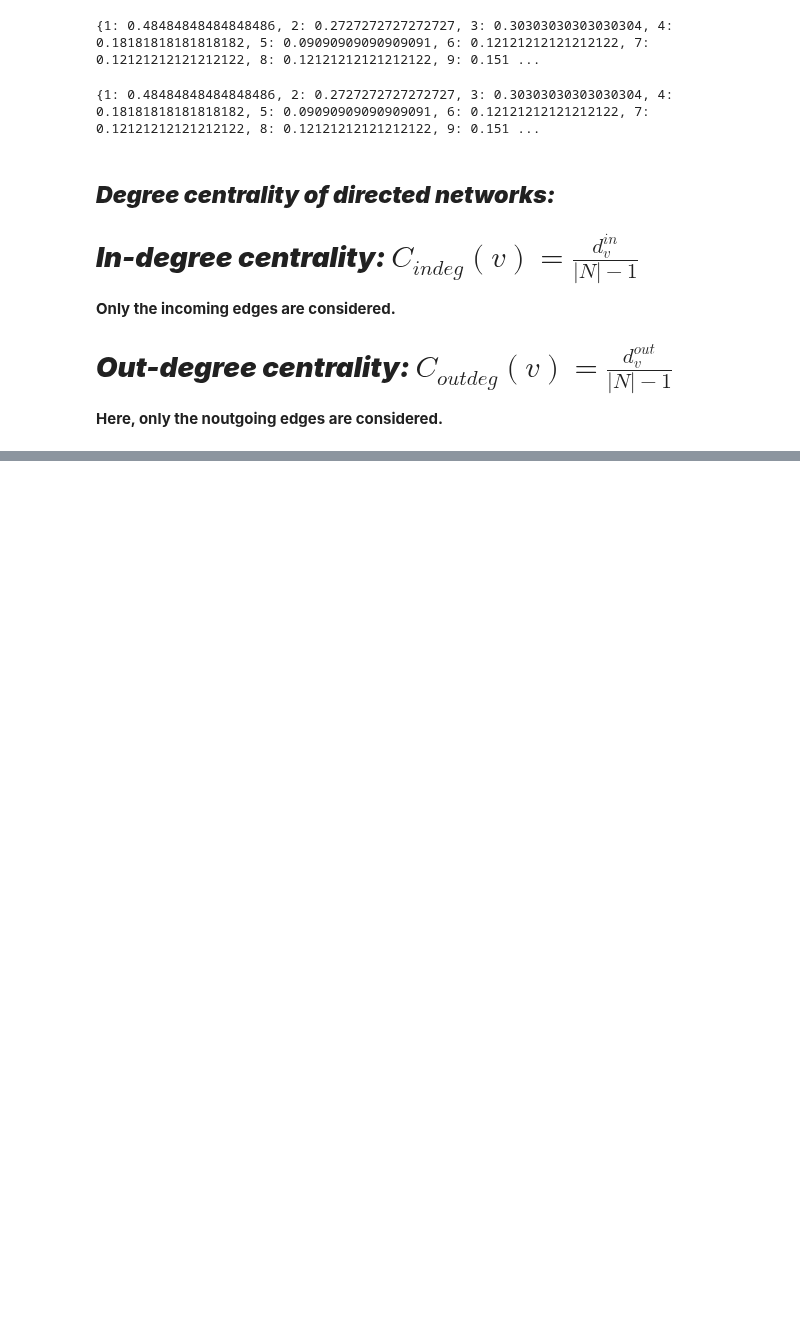
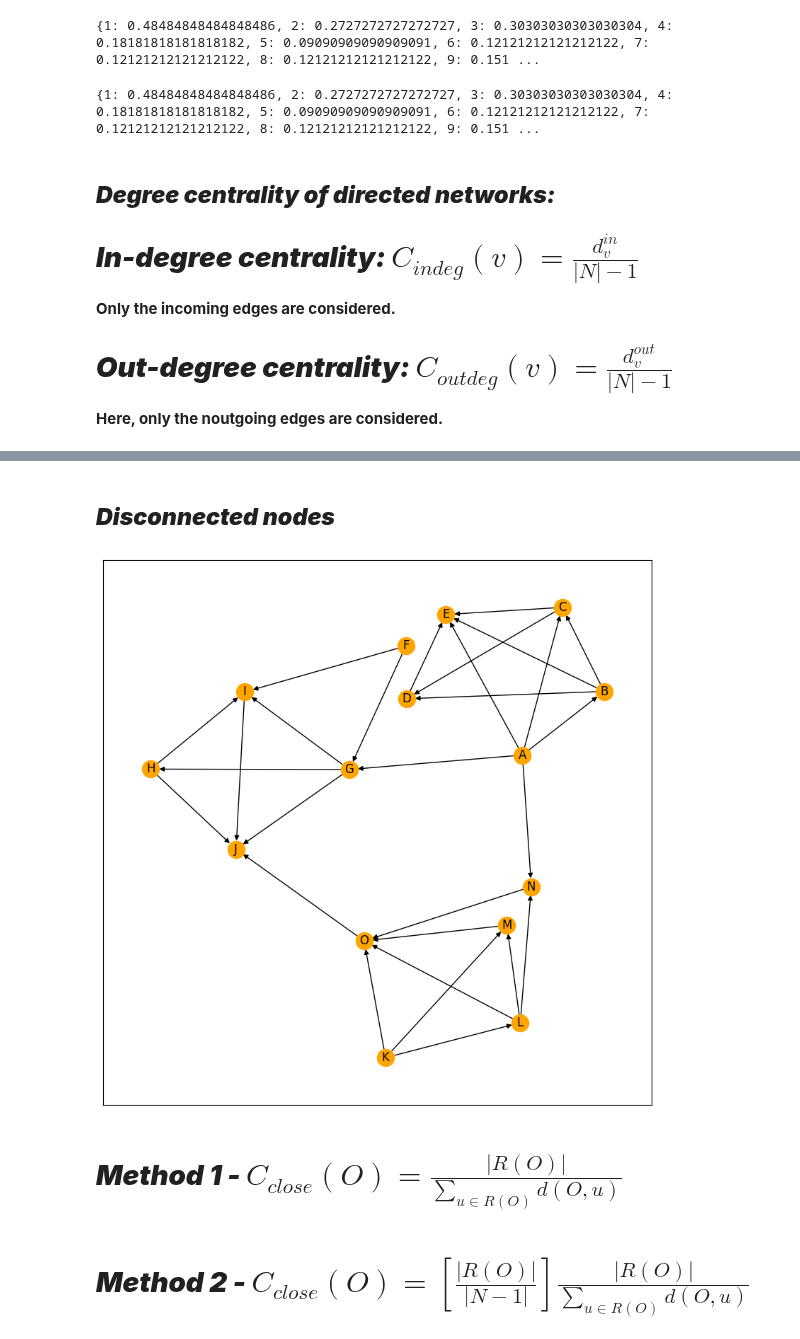
Before and after one commit to anoban/Applied-Social-Network-Analysis-in-Python, a Jupyter notebook: Anoban/Degree & Closeness centrality.ipynb, the cells around one changed output, grey strips where cells are left out. Drawn from its saved outputs; the diff is of its cells as text; code cells hidden in the pictures; blank space fills up the shorter version.

Commit message:
new file:   Anoban/Betweenness.ipynb 	modified:   Anoban/Degree & Closeness centrality.ipynb

```diff
--- a/Anoban/Degree & Closeness centrality.ipynb
+++ b/Anoban/Degree & Closeness centrality.ipynb
@@ -1,6 +1,17 @@
 # %%
 import networkx as nx
 import matplotlib.pyplot as plt
+import numpy as np
+import itertools
+
+def generate_unique_pairs(container: list[str], ignore: list[tuple[str, str]] = None) -> list[str]:
+    if ignore == None:
+        ignore = list()
+    upairs = list()
+    for (a, b) in itertools.permutations(container, 2):
+        if ((b, a) not in upairs) & ((a, b) not in ignore) & ((b, a) not in ignore):
+            upairs.append((a, b))
+    return upairs
 # %% [markdown]
 # ***Degree and closeness centrality***
 -----------------------------
@@ -81,0 +166,13 @@ print(nx.degree_centrality(karate))
+# %% [markdown]
+## ***Disconnected nodes***
+# %%
+plt.rcParams["figure.figsize"] = 10, 10
+digraph = nx.DiGraph()
+edges = generate_unique_pairs(["A", "B", "C", "D", "E"], [("A", "D")]) + \
+        generate_unique_pairs(["F", "G", "H", "I", "J"], [("H", "F"), ("J", "F")]) + \
+        generate_unique_pairs(["K", "L", "M", "N", "O"], [("M", "N"), ("N", "K")]) + [("A", "G"), ("A", "N"), ("O", "J")]
+digraph.add_edges_from(edges)
+pos = nx.kamada_kawai_layout(digraph)
+nx.draw_networkx(digraph, pos = pos, node_color = "orange")
+# %% [output]
+[figure, added]
@@ -81,0 +184,2 @@ print(nx.degree_centrality(karate))
+# %% [markdown]
+# ***Method 1 - $C_{close}(O) = \frac{|R(O)|}{\sum_{u \in R(O)}{d(O, u)}}$***
@@ -81,0 +197,2 @@ print(nx.degree_centrality(karate))
+# %% [markdown]
+# ***Method 2 - $C_{close}(O) = [\frac{|R(O)|}{|N - 1|}]\frac{|R(O)|}{\sum_{u \in R(O)}{d(O, u)}}$***
```
Also changed, not shown: parts of 19 cells of this notebook, 1 other file.
